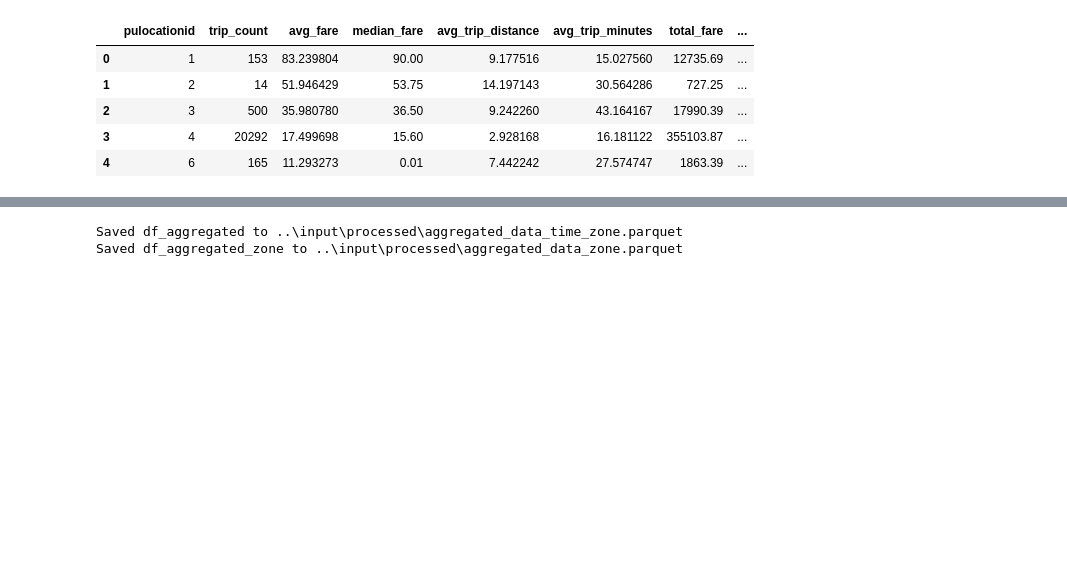
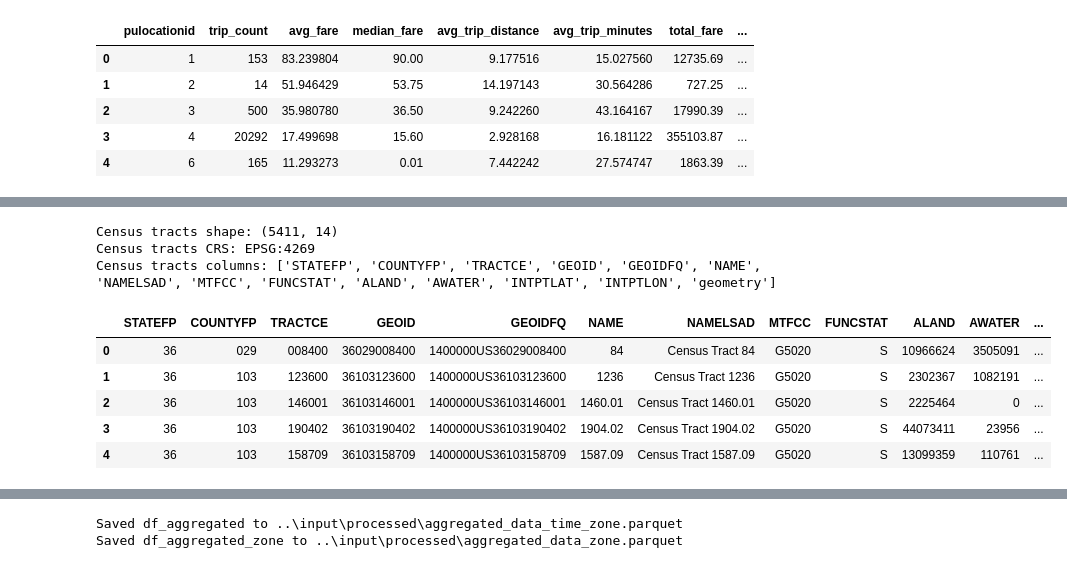
Before and after one commit to danielanz/S-P-Global-Assignment, a Jupyter notebook: notebooks/01_data_cleaning.ipynb, the cells around one changed output, grey strips where cells are left out. Drawn from its saved outputs; the diff is of its cells as text; code cells hidden in the pictures; blank space fills up the shorter version.

```diff
--- a/notebooks/01_data_cleaning.ipynb
+++ b/notebooks/01_data_cleaning.ipynb
@@ -596,0 +634,14 @@ Columns: ['pulocationid', 'trip_count', 'avg_fare', 'median_fare', 'avg_trip_dis
+# %%
+import geopandas as gpd
+
+# Define paths to shapefiles
+SHAPEFILE_DIR = Path("../input/raw/shapefiles")
+TAXI_ZONES_SHP = SHAPEFILE_DIR / "taxi_zones" / "taxi_zones.shp"
+CENSUS_TRACTS_SHP = SHAPEFILE_DIR / "tiger_census_tracts" / "tl_2025_36_tract.shp"
+
+# Load taxi zones shapefile
+gdf_taxi_zones = gpd.read_file(TAXI_ZONES_SHP)
+print(f"Taxi zones shape: {gdf_taxi_zones.shape}")
+print(f"Taxi zones CRS: {gdf_taxi_zones.crs}")
+print(f"Taxi zones columns: {list(gdf_taxi_zones.columns)}")
+gdf_taxi_zones.head()
@@ -596,0 +658,17 @@ Columns: ['pulocationid', 'trip_count', 'avg_fare', 'median_fare', 'avg_trip_dis
+# %%
+# Load census tracts shapefile
+gdf_census_tracts = gpd.read_file(CENSUS_TRACTS_SHP)
+print(f"Census tracts shape: {gdf_census_tracts.shape}")
+print(f"Census tracts CRS: {gdf_census_tracts.crs}")
+print(f"Census tracts columns: {list(gdf_census_tracts.columns)}")
+gdf_census_tracts.head()
+# %% [output]
+Census tracts shape: (5411, 14)
+Census tracts CRS: EPSG:4269
+Census tracts columns: ['STATEFP', 'COUNTYFP', 'TRACTCE', 'GEOID', 'GEOIDFQ', 'NAME', 'NAMELSAD', 'MTFCC', 'FUNCSTAT', 'ALAND', 'AWATER', 'INTPTLAT', 'INTPTLON', 'geometry']
+|  | STATEFP | COUNTYFP | TRACTCE | GEOID | GEOIDFQ | NAME | NAMELSAD | MTFCC | FUNCSTAT | ALAND | AWATER | ... |
+| 0 | 36 | 029 | 008400 | 36029008400 | 1400000US36029008400 | 84 | Census Tract 84 | G5020 | S | 10966624 | 3505091 | ... |
+| 1 | 36 | 103 | 123600 | 36103123600 | 1400000US36103123600 | 1236 | Census Tract 1236 | G5020 | S | 2302367 | 1082191 | ... |
+| 2 | 36 | 103 | 146001 | 36103146001 | 1400000US36103146001 | 1460.01 | Census Tract 1460.01 | G5020 | S | 2225464 | 0 | ... |
+| 3 | 36 | 103 | 190402 | 36103190402 | 1400000US36103190402 | 1904.02 | Census Tract 1904.02 | G5020 | S | 44073411 | 23956 | ... |
+| 4 | 36 | 103 | 158709 | 36103158709 | 1400000US36103158709 | 1587.09 | Census Tract 1587.09 | G5020 | S | 13099359 | 110761 | ... |
```
Also changed, not shown: parts of 20 cells of this notebook.
